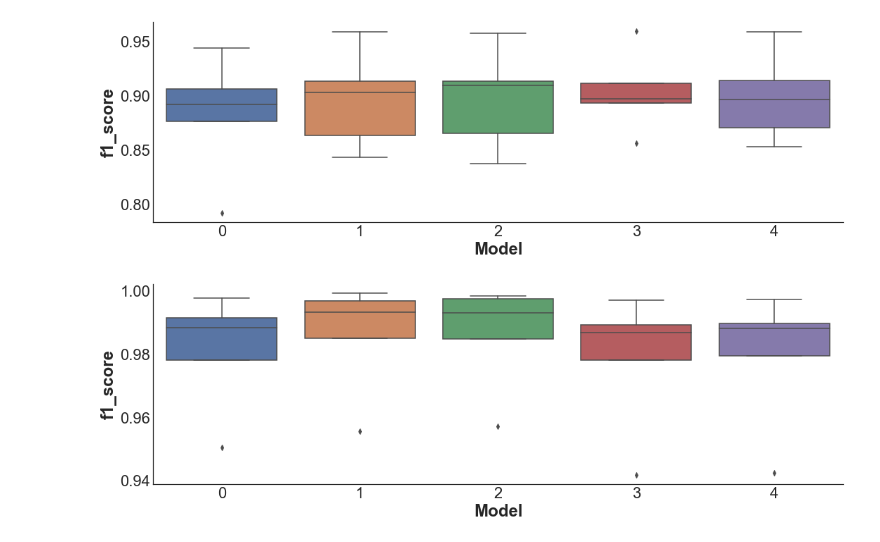
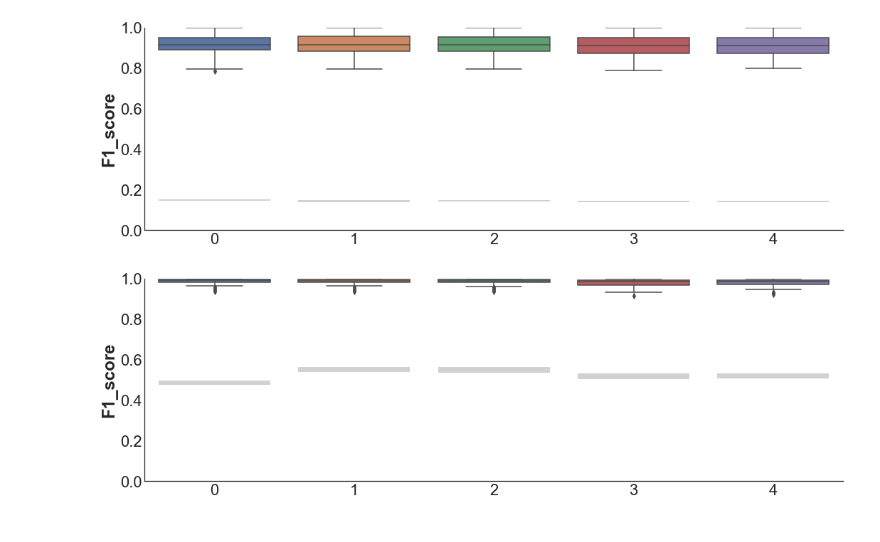
Before and after one commit to cechava/EMG_gestures, a Jupyter notebook: dev_notebooks/[dev]visualize_within_subject_NN_models.ipynb, the cells around one changed output. Saved outputs shown, nothing was run; the diff lists cells and outputs as text; code cells hidden in the pictures.

Commit message:
updated RNN model function

```diff
--- a/dev_notebooks/[dev]visualize_within_subject_NN_models.ipynb
+++ b/dev_notebooks/[dev]visualize_within_subject_NN_models.ipynb
@@ -33,12 +33,12 @@ from EMG_gestures.utils import *
 #randomly-selected subjects to use as hold-out test data
 test_subjects = [17, 23,  7,  8,  3]
 # %%
-
+nsubjects = 36
 
 within_results_df = []
 
 results_folder = '../results_data/single_subject_training/NN/model_comparison'
-for src_subject_id in test_subjects:
+for src_subject_id in range(1,nsubjects+1):
     for model_id in range(5):
         results_fn = 'subject_%02d_model_%d_within_subject_results.h5'%(src_subject_id,model_id)
         subject_df = pd.read_hdf(os.path.join(results_folder,results_fn), 'results_df')
@@ -109,36 +80,36 @@ shuffle_df
 # %%
 score2use = 'f1_score'
 model_list = np.arange(0,5)
 
 test_df = within_results_df.loc[within_results_df.Type=='Test']
 
 shuffle_df = test_df.loc[test_df.Shuffled == True]
 true_df = test_df.loc[test_df.Shuffled == False]
 
 # Get confidence interval for shuffled data results
 null_ci = np.zeros((len(model_list),2))
 
 for j,t in enumerate(model_list):
     null_df = shuffle_df.loc[shuffle_df.Model == t]
     null_ci[j,:] = sns.utils.ci(sns.algorithms.bootstrap(null_df[score2use].values))
 
 
 #make plot
 g = sns.catplot(data = true_df, x= 'Model', y = score2use,\
             order = model_list, kind = 'box', aspect = 3)
 
-# # #Label axes and subpots, mark chance confidence interval
-# for i,ax in enumerate(g.axes[0]):
-#     ax.set_xlabel('')
-#     ax.set_ylim([0,1])
-#     ax.set_ylabel('F1_score')
-#     for j,t in enumerate(model_list):
-#         ax.add_patch(patches.Rectangle(((1*j)-.4, null_ci[j,0]), .8, (null_ci[j,1]-null_ci[j,0]),\
-#                                              linewidth=0, fill=True, color='k', alpha=0.2))
+# #Label axes and subpots, mark chance confidence interval
+for i,ax in enumerate(g.axes[0]):
+    ax.set_xlabel('')
+    ax.set_ylim([0,1])
+    ax.set_ylabel('F1_score')
+    for j,t in enumerate(model_list):
+        ax.add_patch(patches.Rectangle(((1*j)-.4, null_ci[j,0]), .8, (null_ci[j,1]-null_ci[j,0]),\
+                                             linewidth=0, fill=True, color='k', alpha=0.2))
 
 sns.despine(fig=g.fig, bottom = False)
 # %% [output]
-[figure, old version]
+[figure, new version]
 # %%
 score2use = 'f1_score'
 model_list = np.arange(0,5)
@@ -160,15 +131,15 @@ for j,t in enumerate(model_list):
 g = sns.catplot(data = true_df, x= 'Model', y = score2use,\
             order = model_list, kind = 'box', aspect = 3)
 
-# # #Label axes and subpots, mark chance confidence interval
-# for i,ax in enumerate(g.axes[0]):
-#     ax.set_xlabel('')
-#     ax.set_ylim([0,1])
-#     ax.set_ylabel('F1_score')
-#     for j,t in enumerate(model_list):
-#         ax.add_patch(patches.Rectangle(((1*j)-.4, null_ci[j,0]), .8, (null_ci[j,1]-null_ci[j,0]),\
-#                                              linewidth=0, fill=True, color='k', alpha=0.2))
+# #Label axes and subpots, mark chance confidence interval
+for i,ax in enumerate(g.axes[0]):
+    ax.set_xlabel('')
+    ax.set_ylim([0,1])
+    ax.set_ylabel('F1_score')
+    for j,t in enumerate(model_list):
+        ax.add_patch(patches.Rectangle(((1*j)-.4, null_ci[j,0]), .8, (null_ci[j,1]-null_ci[j,0]),\
+                                             linewidth=0, fill=True, color='k', alpha=0.2))
 
-# sns.despine(fig=g.fig, bottom = False)
+sns.despine(fig=g.fig, bottom = False)
 # %% [output]
-[figure, old version]
+[figure, new version]
```
Also changed, not shown: parts of 3 cells of this notebook, 3 other files.
